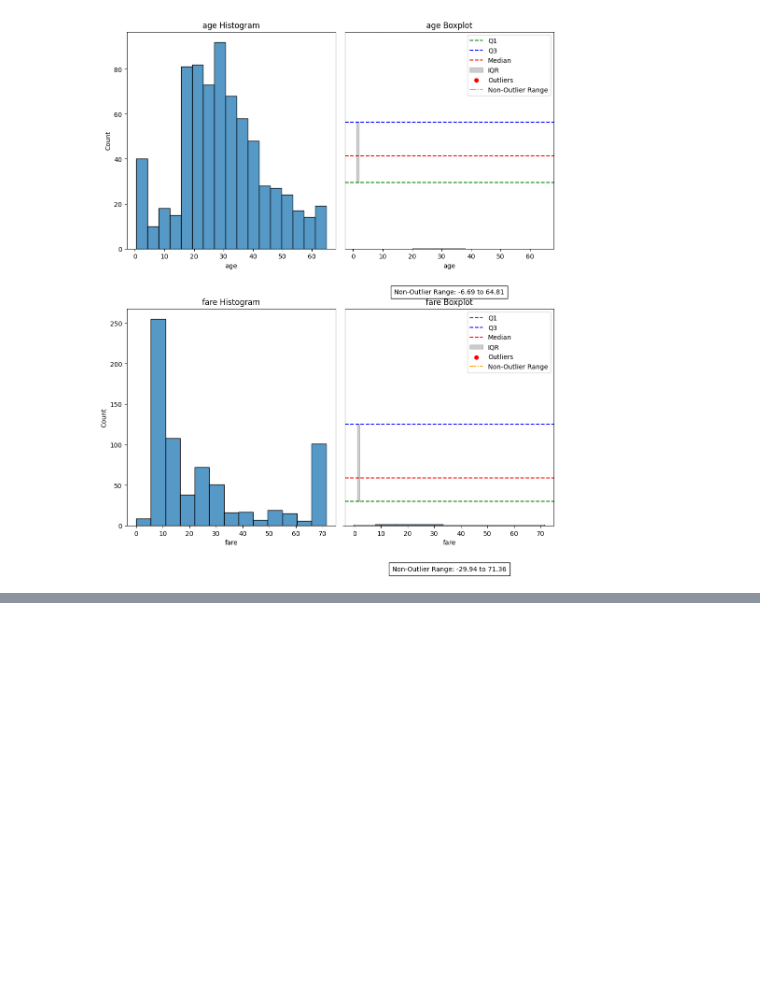
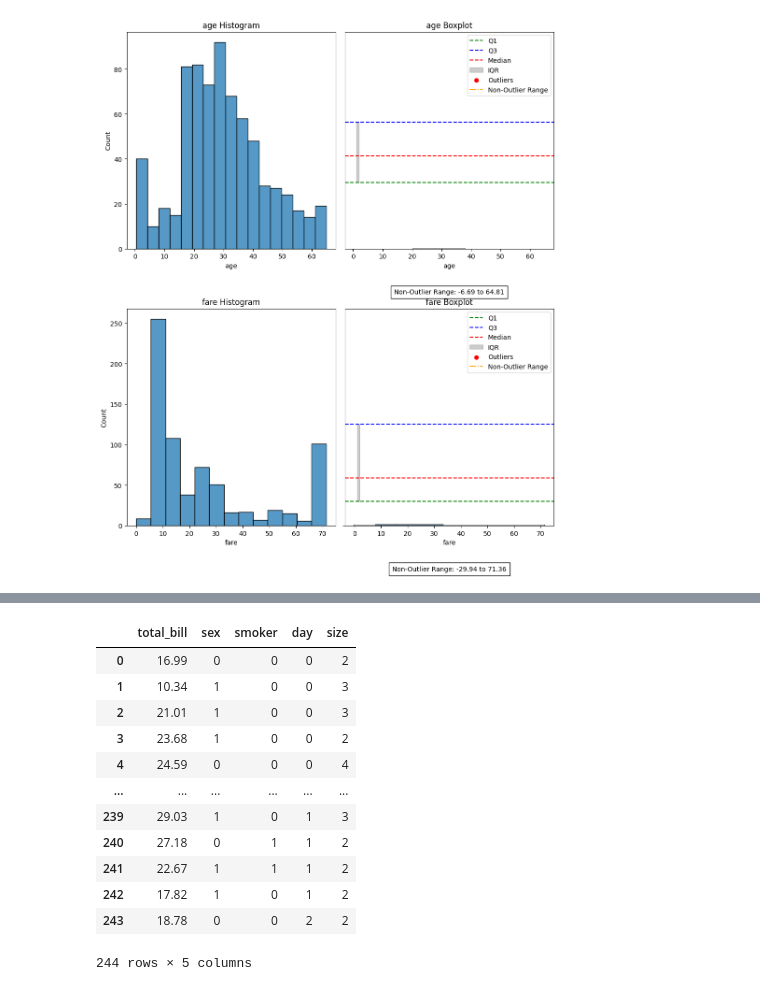
Before and after one commit to Danpr1984/Calculator-, a Jupyter notebook: feature_engine.ipynb, the cells around one changed output, grey strips where cells are left out. Saved outputs shown, nothing was run; the diff lists cells and outputs as text; code cells hidden in the pictures; blank space fills up the shorter version.

```diff
--- a/feature_engine.ipynb
+++ b/feature_engine.ipynb
@@ -1058,0 +1197,3 @@ plot_histogram_and_boxplot(df=df_transformed)
+# %%
+df = sns.load_dataset('tips')
+df.head()
@@ -1058,0 +1224,5 @@ plot_histogram_and_boxplot(df=df_transformed)
+# %%
+for col in df.select_dtypes(include='category').columns:
+    df[col] = df[col].astype('object')
+
+df.info()
@@ -1058,0 +1255,25 @@ plot_histogram_and_boxplot(df=df_transformed)
+# %%
+from feature_engine.encoding import OrdinalEncoder
+pipeline = Pipeline([
+    ('ordinal_encoder', OrdinalEncoder(encoding_method='arbitrary')),
+    ('SmartCorrelatedSelection', SmartCorrelatedSelection(method="pearson",
+                                                          threshold = 0.6,
+                                                          selection_method='variance',))
+])
+
+df_transformed = pipeline.fit_transform(df)
+df_transformed
+# %% [output]
+|  | total_bill | sex | smoker | day | size |
+| 0 | 16.99 | 0 | 0 | 0 | 2 |
+| 1 | 10.34 | 1 | 0 | 0 | 3 |
+| 2 | 21.01 | 1 | 0 | 0 | 3 |
+| 3 | 23.68 | 1 | 0 | 0 | 2 |
+| 4 | 24.59 | 0 | 0 | 0 | 4 |
+| ... | ... | ... | ... | ... | ... |
+| 239 | 29.03 | 1 | 0 | 1 | 3 |
+| 240 | 27.18 | 0 | 1 | 1 | 2 |
+| 241 | 22.67 | 1 | 1 | 1 | 2 |
+| 242 | 17.82 | 1 | 0 | 1 | 2 |
+| 243 | 18.78 | 0 | 0 | 2 | 2 |
+244 rows × 5 columns
```
Also changed, not shown: parts of 23 cells of this notebook.
